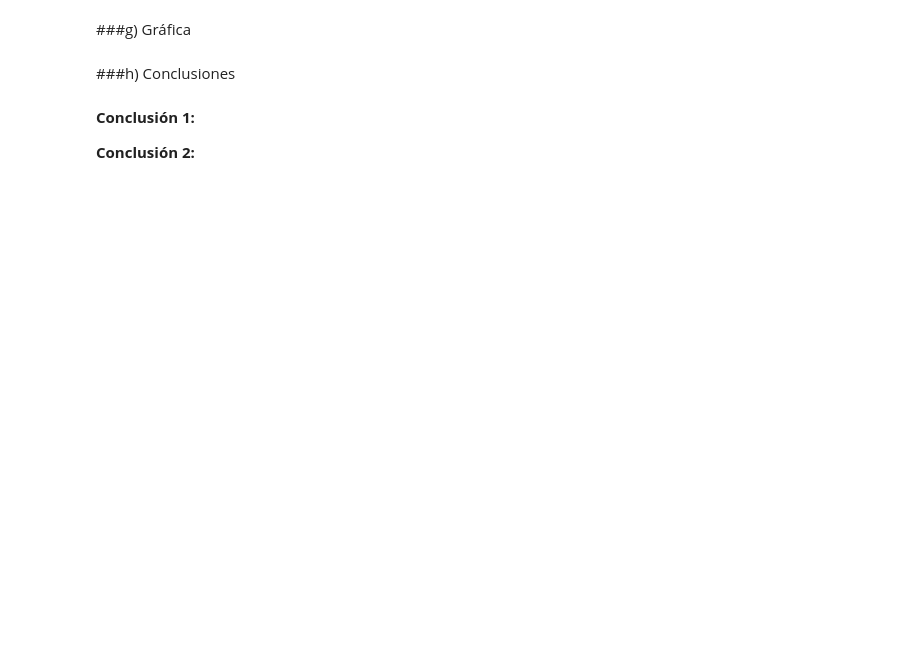
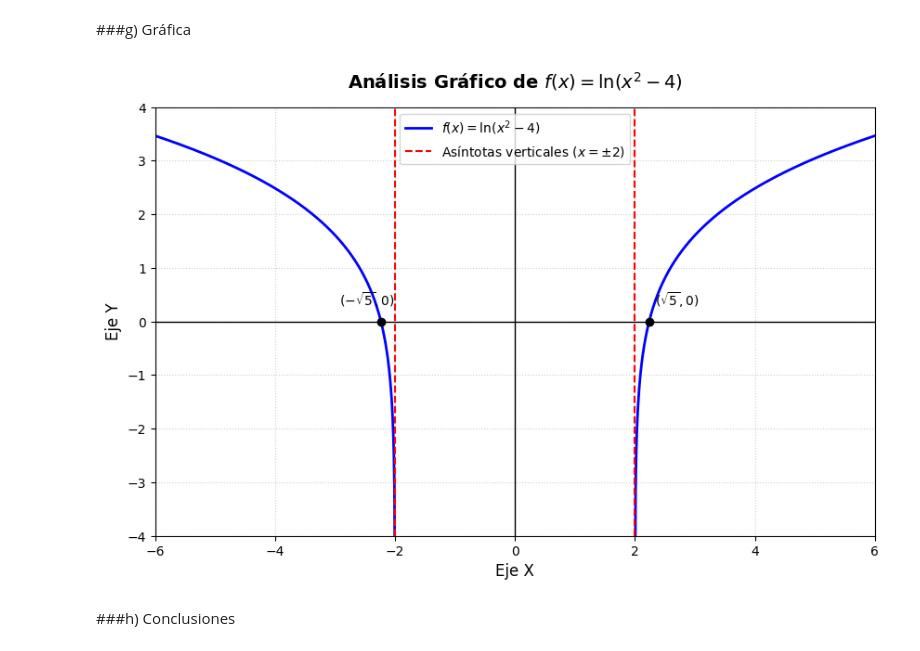
Before and after one commit to Luis1161/Nuevo-c-digo, a Jupyter notebook: Representación_de_una_función_con_logaritmo_natural.ipynb, the cells around one changed output. Saved outputs shown, nothing was run; the diff lists cells and outputs as text; code cells hidden in the pictures; blank space fills up the shorter version.

```diff
--- a/Representación_de_una_función_con_logaritmo_natural.ipynb
+++ b/Representación_de_una_función_con_logaritmo_natural.ipynb
@@ -194,10 +502,52 @@ Esto se debe a que x=0 no está en el dominio REAL de la función, ya que ln(0^2
 # %% [markdown]
 ###g) Gráfica
+# %%
+import numpy as np
+import matplotlib.pyplot as plt
+
+# 1. Definir los intervalos del dominio (evitando la zona prohibida entre -2 y 2)
+# Usamos un valor muy cercano a 2 (2.001) para aproximarnos a la asíntota
+x_izq = np.linspace(-6, -2.001, 400)
+x_der = np.linspace(2.001, 6, 400)
+
+# 2. Calcular la función f(x) = ln(x^2 - 4) para cada tramo
+y_izq = np.log(x_izq**2 - 4)
+y_der = np.log(x_der**2 - 4)
+
+# 3. Configurar el tamaño del gráfico
+plt.figure(figsize=(10, 6))
+
+# 4. Graficar las dos ramas de la función
+plt.plot(x_izq, y_izq, color='blue', linewidth=2, label=r'$f(x) = \ln(x^2 - 4)$')
+plt.plot(x_der, y_der, color='blue', linewidth=2)
+
+# 5. Graficar las asíntotas verticales (líneas punteadas rojas)
+plt.axvline(x=-2, color='red', linestyle='--', linewidth=1.5, label='Asíntotas verticales ($x = \pm 2$)')
+plt.axvline(x=2, color='red', linestyle='--', linewidth=1.5)
+
+# 6. Graficar los puntos de corte con el eje X (raíces en x = ±√5)
+raiz_1 = np.sqrt(5)
+raiz_2 = -np.sqrt(5)
+plt.scatter([raiz_2, raiz_1], [0, 0], color='black', zorder=5)
+plt.text(raiz_1 + 0.1, 0.3, r'$(\sqrt{5}, 0)$', fontsize=10, fontweight='bold')
+plt.text(raiz_2 - 0.7, 0.3, r'$(-\sqrt{5}, 0)$', fontsize=10, fontweight='bold')
+
+# 7. Personalización de los ejes del plano cartesiano
+plt.axhline(0, color='black', linewidth=1) # Eje X
+plt.axvline(0, color='black', linewidth=1) # Eje Y
+plt.grid(True, which='both', linestyle=':', alpha=0.6)
+
+# 8. Títulos y etiquetas
+plt.title('Análisis Gráfico de $f(x) = \ln(x^2 - 4)$', fontsize=14, fontweight='bold', pad=15)
+plt.xlabel('Eje X', fontsize=12)
+plt.ylabel('Eje Y', fontsize=12)
+plt.xlim(-6, 6)
+plt.ylim(-4, 4)
+plt.legend(loc='upper center', fontsize=10)
+
+# 9. Mostrar la gráfica
+plt.show()
+# %% [output]
+[figure, added]
 # %% [markdown]
 ###h) Conclusiones
-# %% [markdown]
-**Conclusión 1:**
-
-
-
-**Conclusión 2:**
```
Also changed, not shown: parts of 22 cells of this notebook.
